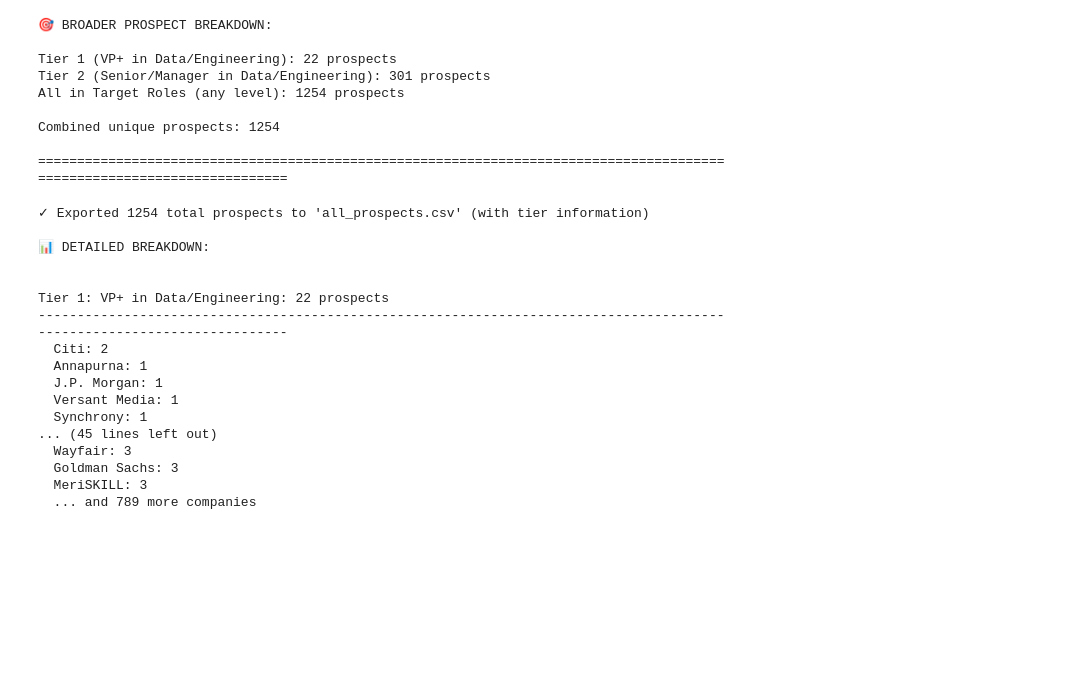
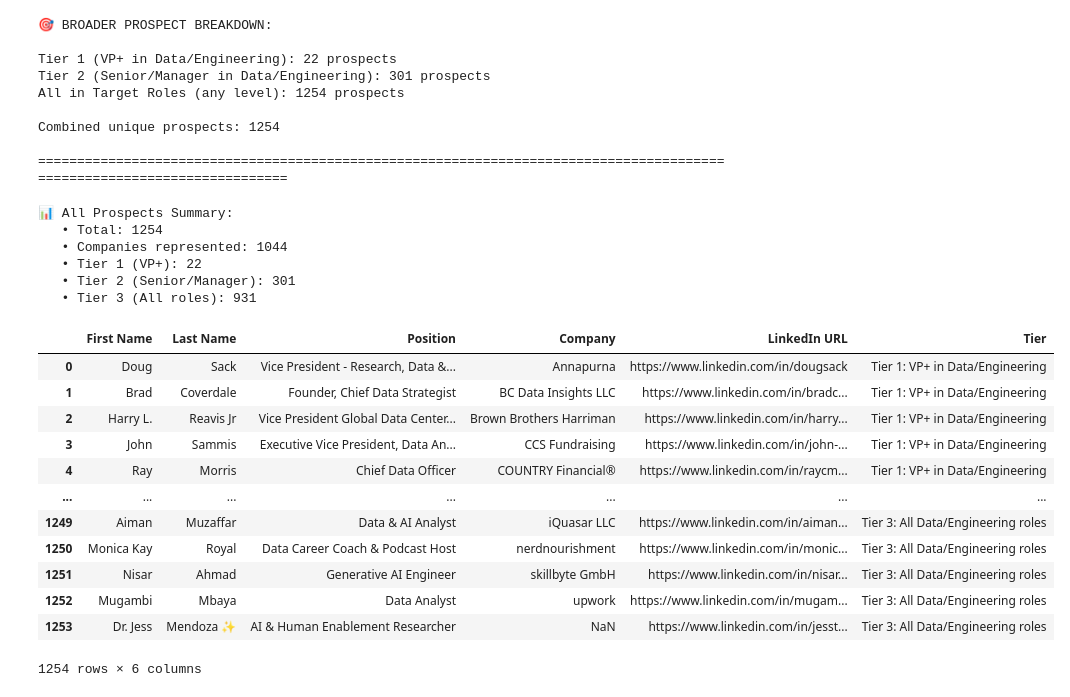
Before and after one commit to TuckerRasbury/02_VisualizingMyLinkedinNetwork, a Jupyter notebook: VisualizingMyLinkedinNetwork.ipynb, the cells around one changed output. Cells and saved outputs as stored; diff of their text form; code cells hidden in the pictures; blank space fills up the shorter version.

```diff
--- a/VisualizingMyLinkedinNetwork.ipynb
+++ b/VisualizingMyLinkedinNetwork.ipynb
@@ -199,53 +188,48 @@ Combined unique prospects: 1254
 # %%
 # Add tier information and combine all prospects
 prospects_tier1['Tier'] = 'Tier 1: VP+ in Data/Engineering'
 prospects_tier2['Tier'] = 'Tier 2: Senior/Manager in Data/Engineering'
 all_target_role['Tier'] = 'Tier 3: All Data/Engineering roles'
 
 # Combine and deduplicate
 all_prospects = pd.concat([prospects_tier1, prospects_tier2, all_target_role])
 all_prospects = all_prospects.drop_duplicates(subset=['First Name', 'Last Name', 'Company'])
 
 # Select and clean columns
 all_prospects = all_prospects[['First Name', 'Last Name', 'Position', 'Company', 'URL', 'Tier']].copy()
 all_prospects.columns = ['First Name', 'Last Name', 'Position', 'Company', 'LinkedIn URL', 'Tier']
 
 # Sort by tier, then company
 tier_order = {'Tier 1: VP+ in Data/Engineering': 0, 'Tier 2: Senior/Manager in Data/Engineering': 1, 'Tier 3: All Data/Engineering roles': 2}
 all_prospects['tier_order'] = all_prospects['Tier'].map(tier_order)
 all_prospects = all_prospects.sort_values(['tier_order', 'Company', 'Position']).drop('tier_order', axis=1).reset_index(drop=True)
 
-# Export comprehensive list
-all_prospects.to_csv('all_prospects.csv', index=False)
-print(f"\n✓ Exported {len(all_prospects)} total prospects to 'all_prospects.csv' (with tier information)")
-
-# Show breakdown by tier
-print(f"\n📊 DETAILED BREAKDOWN:\n")
-for tier in ['Tier 1: VP+ in Data/Engineering', 'Tier 2: Senior/Manager in Data/Engineering', 'Tier 3: All Data/Engineering roles']:
-    tier_data = all_prospects[all_prospects['Tier'] == tier]
-    if len(tier_data) > 0:
-        print(f"\n{tier}: {len(tier_data)} prospects")
-        print("-" * 120)
-        companies_in_tier = tier_data['Company'].value_counts()
-        for company, count in companies_in_tier.head(15).items():
-            print(f"  {company}: {count}")
-        if len(companies_in_tier) > 15:
-            print(f"  ... and {len(companies_in_tier) - 15} more companies")
+# Display tiered prospects dataframe
+print(f"\n📊 All Prospects Summary:")
+print(f"   • Total: {len(all_prospects)}")
+print(f"   • Companies represented: {all_prospects['Company'].nunique()}")
+print(f"   • Tier 1 (VP+): {len(all_prospects[all_prospects['Tier'] == 'Tier 1: VP+ in Data/Engineering'])}")
+print(f"   • Tier 2 (Senior/Manager): {len(all_prospects[all_prospects['Tier'] == 'Tier 2: Senior/Manager in Data/Engineering'])}")
+print(f"   • Tier 3 (All roles): {len(all_prospects[all_prospects['Tier'] == 'Tier 3: All Data/Engineering roles'])}")
+print("\n")
+all_prospects
 # %% [output]
-✓ Exported 1254 total prospects to 'all_prospects.csv' (with tier information)
-
-📊 DETAILED BREAKDOWN:
-
-
-Tier 1: VP+ in Data/Engineering: 22 prospects
-------------------------------------------------------------------------------------------------------------------------
-  Citi: 2
-  Annapurna: 1
-  J.P. Morgan: 1
-  Versant Media: 1
-  Synchrony: 1
-... (45 lines left out)
-  Wayfair: 3
-  Goldman Sachs: 3
-  MeriSKILL: 3
-  ... and 789 more companies
+📊 All Prospects Summary:
+   • Total: 1254
+   • Companies represented: 1044
+   • Tier 1 (VP+): 22
+   • Tier 2 (Senior/Manager): 301
+   • Tier 3 (All roles): 931
+|  | First Name | Last Name | Position | Company | LinkedIn URL | Tier |
+| 0 | Doug | Sack | Vice President - Research, Data &... | Annapurna | https://www.linkedin.com/in/dougsack | Tier 1: VP+ in Data/Engineering |
+| 1 | Brad | Coverdale | Founder, Chief Data Strategist | BC Data Insights LLC | https://www.linkedin.com/in/bradc... | Tier 1: VP+ in Data/Engineering |
+| 2 | Harry L. | Reavis Jr | Vice President Global Data Center... | Brown Brothers Harriman | https://www.linkedin.com/in/harry... | Tier 1: VP+ in Data/Engineering |
+| 3 | John | Sammis | Executive Vice President, Data An... | CCS Fundraising | https://www.linkedin.com/in/john-... | Tier 1: VP+ in Data/Engineering |
+| 4 | Ray | Morris | Chief Data Officer | COUNTRY Financial® | https://www.linkedin.com/in/raycm... | Tier 1: VP+ in Data/Engineering |
+| ... | ... | ... | ... | ... | ... | ... |
+| 1249 | Aiman | Muzaffar | Data & AI Analyst | iQuasar LLC | https://www.linkedin.com/in/aiman... | Tier 3: All Data/Engineering roles |
+| 1250 | Monica Kay | Royal | Data Career Coach & Podcast Host | nerdnourishment | https://www.linkedin.com/in/monic... | Tier 3: All Data/Engineering roles |
+| 1251 | Nisar | Ahmad | Generative AI Engineer | skillbyte GmbH | https://www.linkedin.com/in/nisar... | Tier 3: All Data/Engineering roles |
+| 1252 | Mugambi | Mbaya | Data Analyst | upwork | https://www.linkedin.com/in/mugam... | Tier 3: All Data/Engineering roles |
+| 1253 | Dr. Jess | Mendoza ✨ | AI & Human Enablement Researcher | NaN | https://www.linkedin.com/in/jesst... | Tier 3: All Data/Engineering roles |
+1254 rows × 6 columns
```
Also changed, not shown: parts of 2 cells of this notebook.
